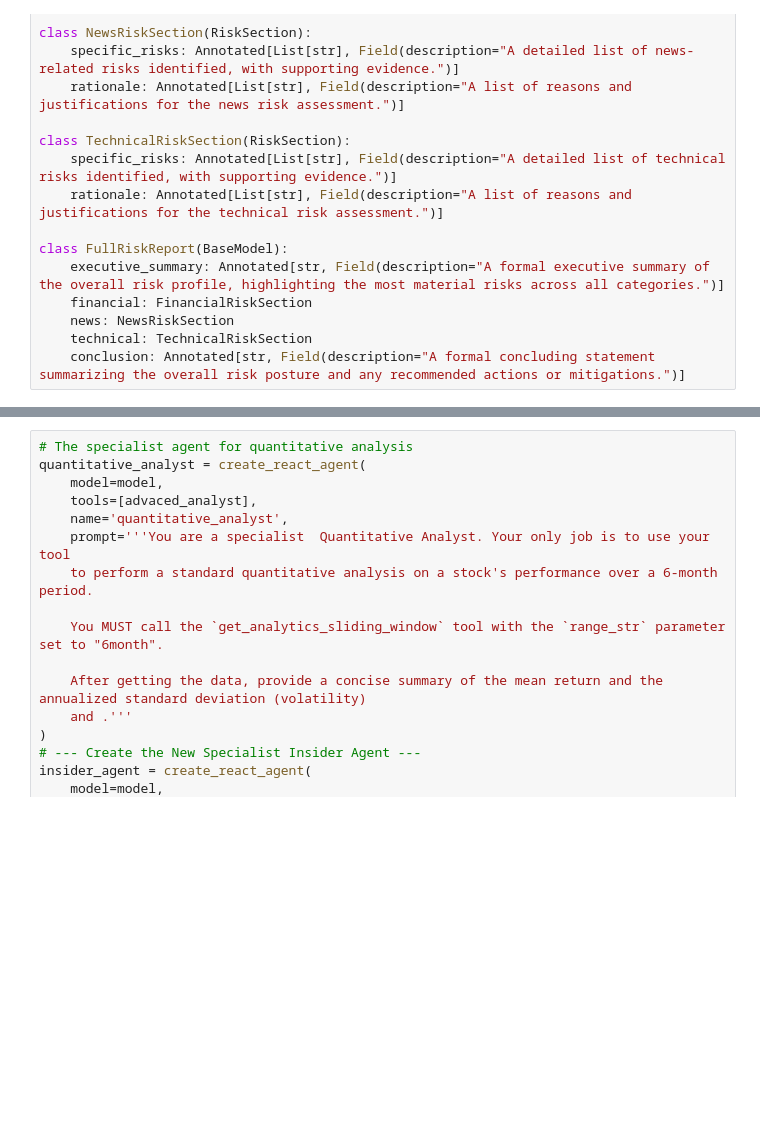
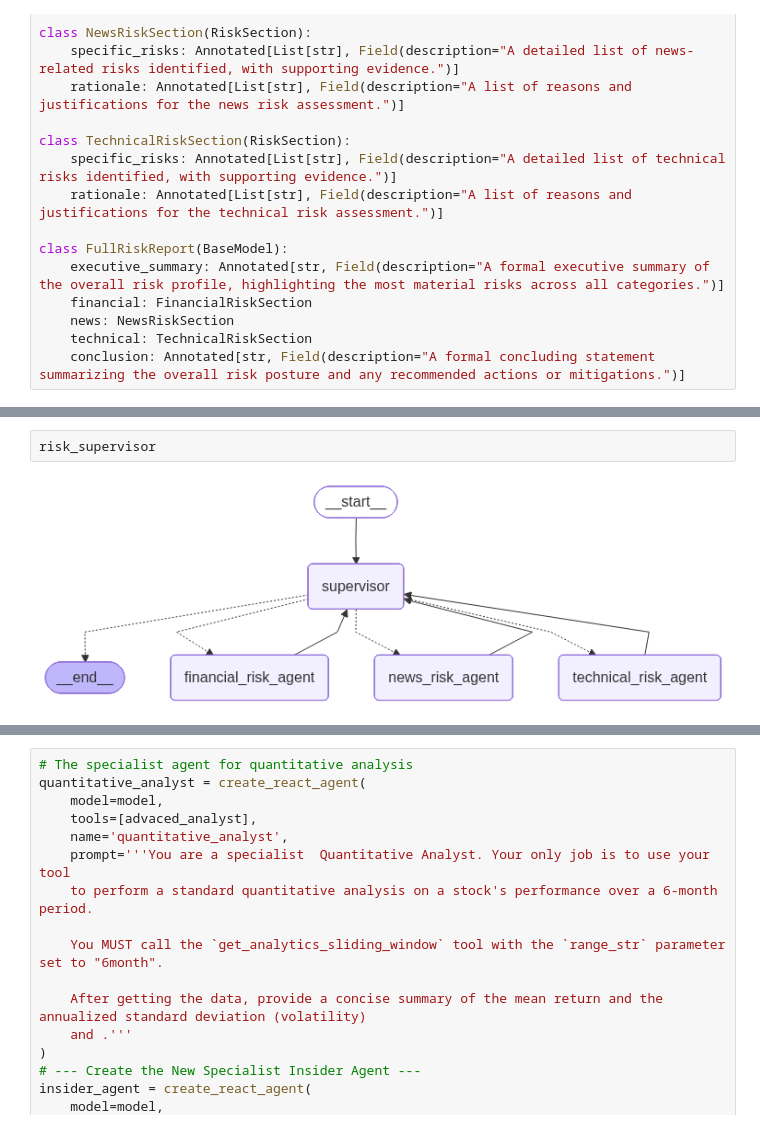
Before and after one commit to dvy246/Heimdall, a Jupyter notebook: notebooks/experiment.ipynb, the cells around one changed output, grey strips where cells are left out. Drawn from its saved outputs; the diff is of its cells as text; blank space fills up the shorter version.

```diff
--- a/notebooks/experiment.ipynb
+++ b/notebooks/experiment.ipynb
@@ -1836,2 +2971,6 @@ risk_supervisor = create_supervisor(
+# %%
+risk_supervisor
+# %% [output]
+[figure, added]
 # %%
 # Manager 1: Financial Analyst Manager
```
Also changed, not shown: parts of 45 cells of this notebook, 2 other files.
